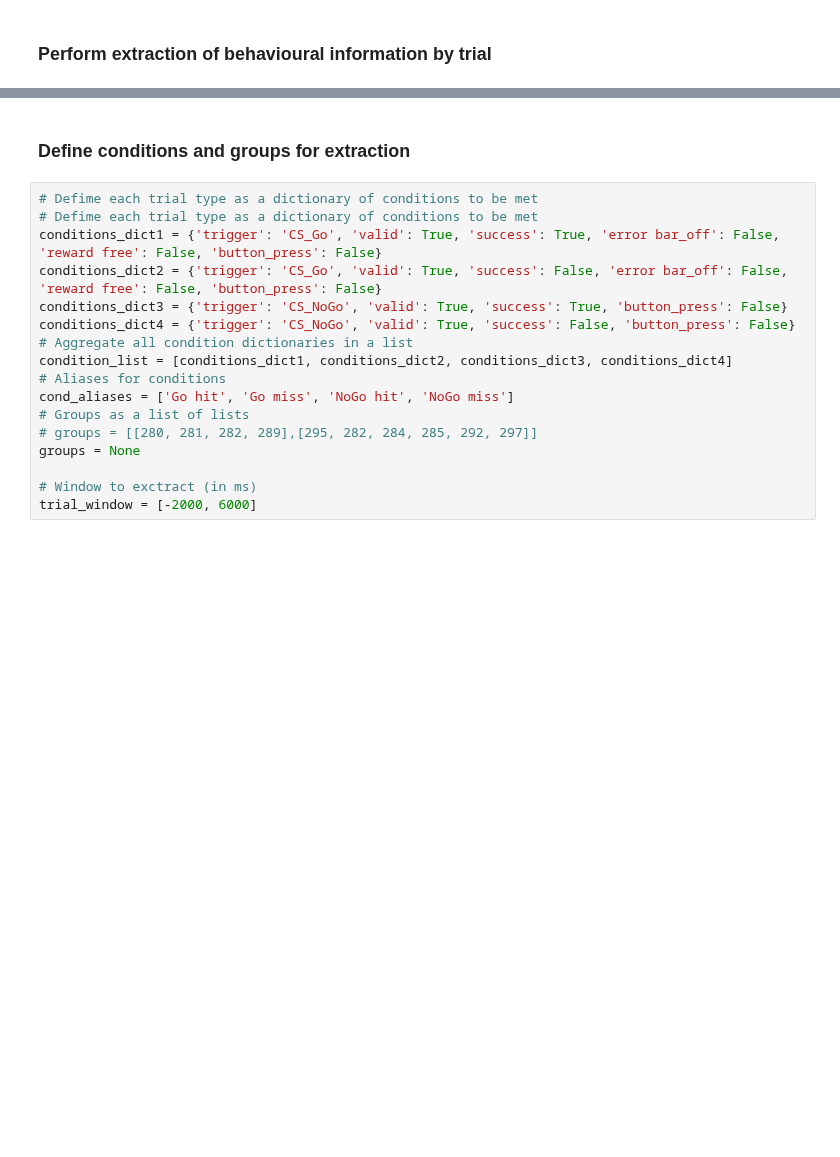
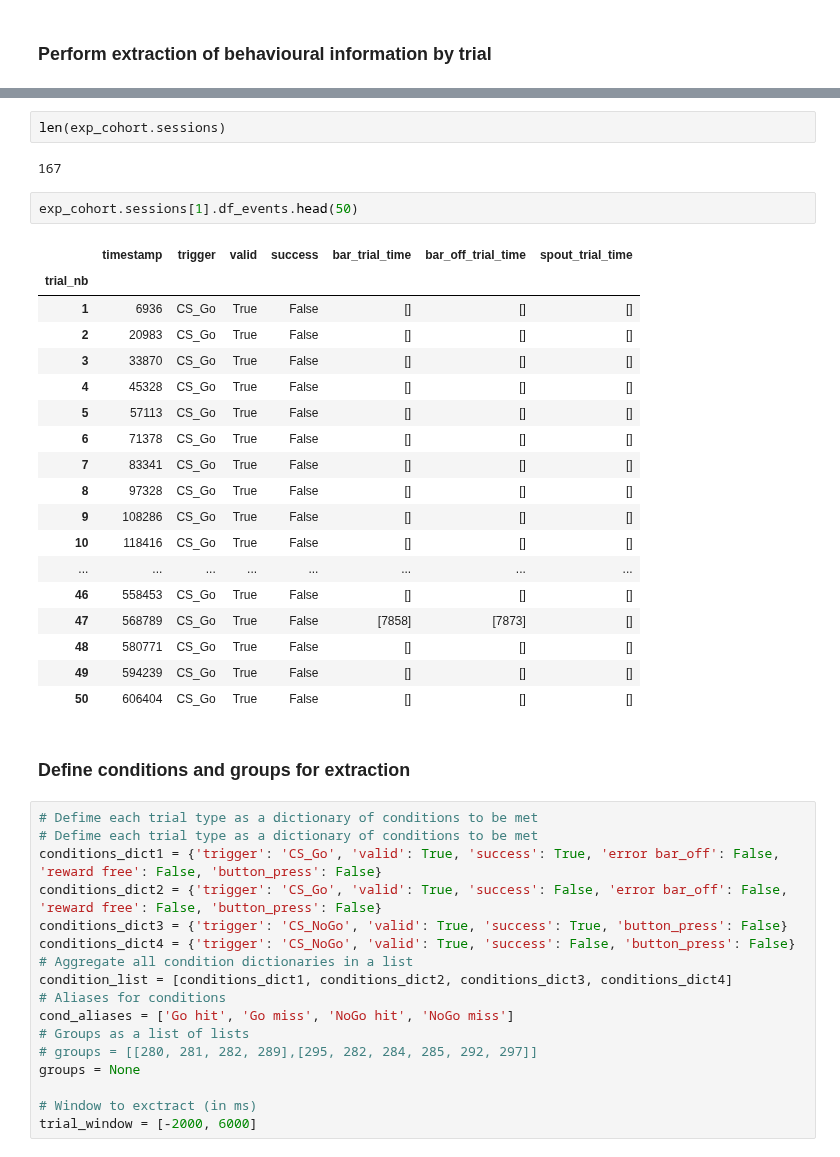
Before and after one commit to juliencarponcy/trialexp, a Jupyter notebook: notebooks/workflow_pyControl.ipynb, the cells around one changed output, grey strips where cells are left out. Cells and saved outputs as stored; diff of their text form; blank space fills up the shorter version.

```diff
--- a/notebooks/workflow_pyControl.ipynb
+++ b/notebooks/workflow_pyControl.ipynb
@@ -93,3 +126,28 @@ exp_cohort.save()
+# %%
+len(exp_cohort.sessions)
+# %% [output]
+167
+# %%
+exp_cohort.sessions[1].df_events.head(50)
+# %% [output]
+|  | timestamp | trigger | valid | success | bar_trial_time | bar_off_trial_time | spout_trial_time |
+| trial_nb |  |  |  |  |  |  |  |
+| 1 | 6936 | CS_Go | True | False | [] | [] | [] |
+| 2 | 20983 | CS_Go | True | False | [] | [] | [] |
+| 3 | 33870 | CS_Go | True | False | [] | [] | [] |
+| 4 | 45328 | CS_Go | True | False | [] | [] | [] |
+| 5 | 57113 | CS_Go | True | False | [] | [] | [] |
+| 6 | 71378 | CS_Go | True | False | [] | [] | [] |
+| 7 | 83341 | CS_Go | True | False | [] | [] | [] |
+| 8 | 97328 | CS_Go | True | False | [] | [] | [] |
+| 9 | 108286 | CS_Go | True | False | [] | [] | [] |
+| 10 | 118416 | CS_Go | True | False | [] | [] | [] |
+| ... | ... | ... | ... | ... | ... | ... | ... |
+| 46 | 558453 | CS_Go | True | False | [] | [] | [] |
+| 47 | 568789 | CS_Go | True | False | [7858] | [7873] | [] |
+| 48 | 580771 | CS_Go | True | False | [] | [] | [] |
+| 49 | 594239 | CS_Go | True | False | [] | [] | [] |
+| 50 | 606404 | CS_Go | True | False | [] | [] | [] |
 # %% [markdown]
 ### Define conditions and groups for extraction
 # %%
```
Also changed, not shown: parts of 15 cells of this notebook, 3 other files.
